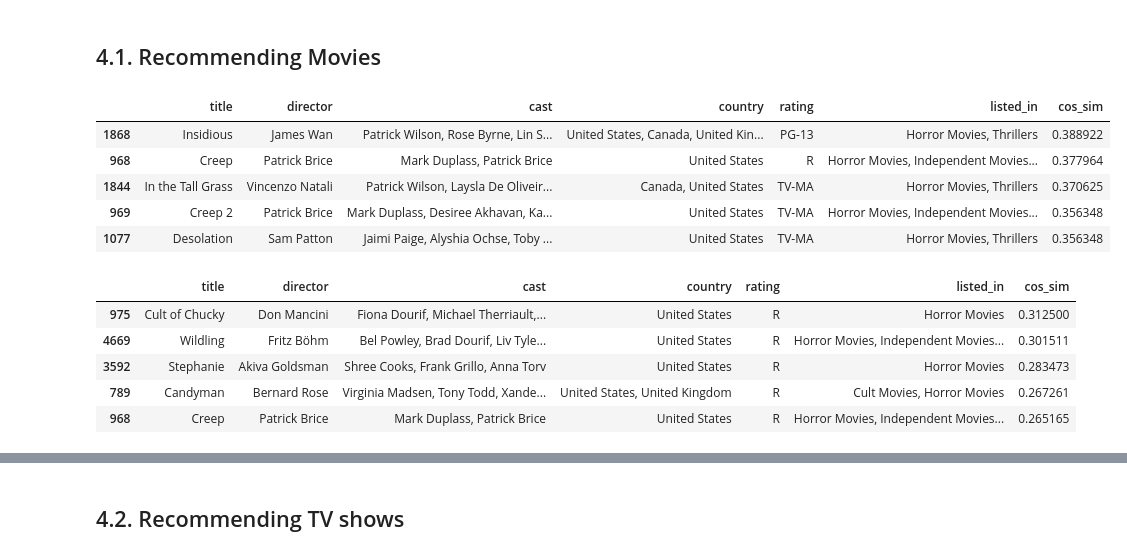
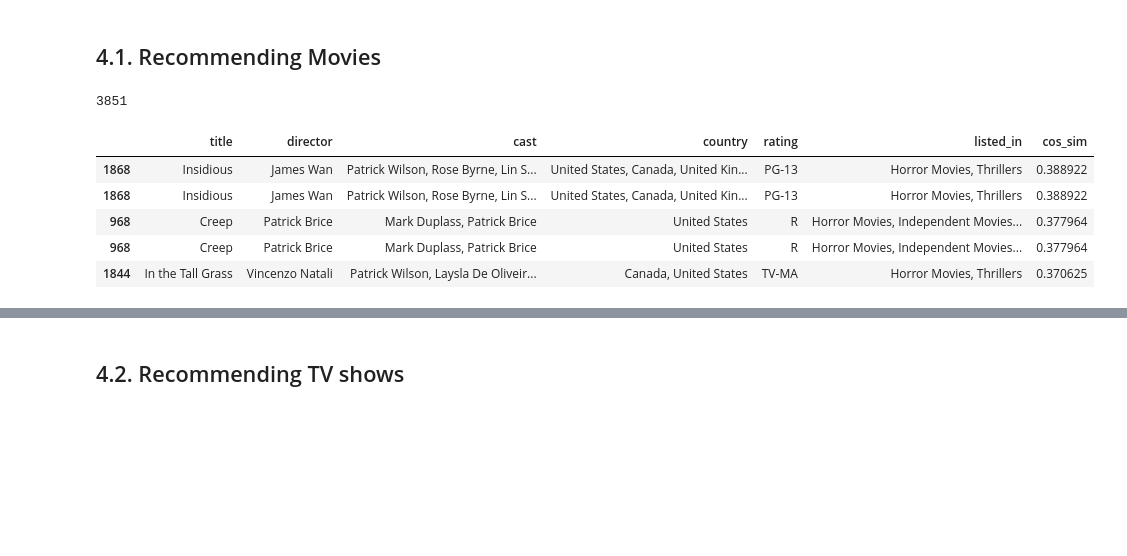
Before and after one commit to Oluwaseunus/smrs-python, a Jupyter notebook: netflix-recommendation-engine.ipynb, the cells around one changed output, grey strips where cells are left out. Cells and saved outputs as stored; diff of their text form; code cells hidden in the pictures; blank space fills up the shorter version.

```diff
--- a/netflix-recommendation-engine.ipynb
+++ b/netflix-recommendation-engine.ipynb
@@ -37,7 +37,7 @@ True
 # %% [markdown]
 # 3. Loading data
 # %%
-data = pd.read_csv('/Users/oluwaseunus/Downloads/netflix_titles.csv')
+data = pd.read_csv('\\Users\\nicki\\opensource\\smrs-python\\netflix_titles.csv')
 data.head()
 # %% [output]
 |  | show_id | type | title | director | cast | country | date_added | release_year | rating | duration | ... |
@@ -398,21 +432,15 @@ def recommender(search):
 # %% [markdown]
 ## 4.1. Recommending Movies
 # %%
-recommender('The Conjuring')
+recommender('The Conjuring', 'Wild Child')
 # %% [output]
+3851
 |  | title | director | cast | country | rating | listed_in | cos_sim |
 | 1868 | Insidious | James Wan | Patrick Wilson, Rose Byrne, Lin S... | United States, Canada, United Kin... | PG-13 | Horror Movies, Thrillers | 0.388922 |
+| 1868 | Insidious | James Wan | Patrick Wilson, Rose Byrne, Lin S... | United States, Canada, United Kin... | PG-13 | Horror Movies, Thrillers | 0.388922 |
+| 968 | Creep | Patrick Brice | Mark Duplass, Patrick Brice | United States | R | Horror Movies, Independent Movies... | 0.377964 |
 | 968 | Creep | Patrick Brice | Mark Duplass, Patrick Brice | United States | R | Horror Movies, Independent Movies... | 0.377964 |
 | 1844 | In the Tall Grass | Vincenzo Natali | Patrick Wilson, Laysla De Oliveir... | Canada, United States | TV-MA | Horror Movies, Thrillers | 0.370625 |
-| 969 | Creep 2 | Patrick Brice | Mark Duplass, Desiree Akhavan, Ka... | United States | TV-MA | Horror Movies, Independent Movies... | 0.356348 |
-| 1077 | Desolation | Sam Patton | Jaimi Paige, Alyshia Ochse, Toby ... | United States | TV-MA | Horror Movies, Thrillers | 0.356348 |
 # %%
-recommender("Child's Play")
+# recommender("Child's Play")
-# %% [output]
-|  | title | director | cast | country | rating | listed_in | cos_sim |
-| 975 | Cult of Chucky | Don Mancini | Fiona Dourif, Michael Therriault,... | United States | R | Horror Movies | 0.312500 |
-| 4669 | Wildling | Fritz Böhm | Bel Powley, Brad Dourif, Liv Tyle... | United States | R | Horror Movies, Independent Movies... | 0.301511 |
-| 3592 | Stephanie | Akiva Goldsman | Shree Cooks, Frank Grillo, Anna Torv | United States | R | Horror Movies | 0.283473 |
-| 789 | Candyman | Bernard Rose | Virginia Madsen, Tony Todd, Xande... | United States, United Kingdom | R | Cult Movies, Horror Movies | 0.267261 |
-| 968 | Creep | Patrick Brice | Mark Duplass, Patrick Brice | United States | R | Horror Movies, Independent Movies... | 0.265165 |
 # %%
```
Also changed, not shown: parts of 37 cells of this notebook, 1 other file.
